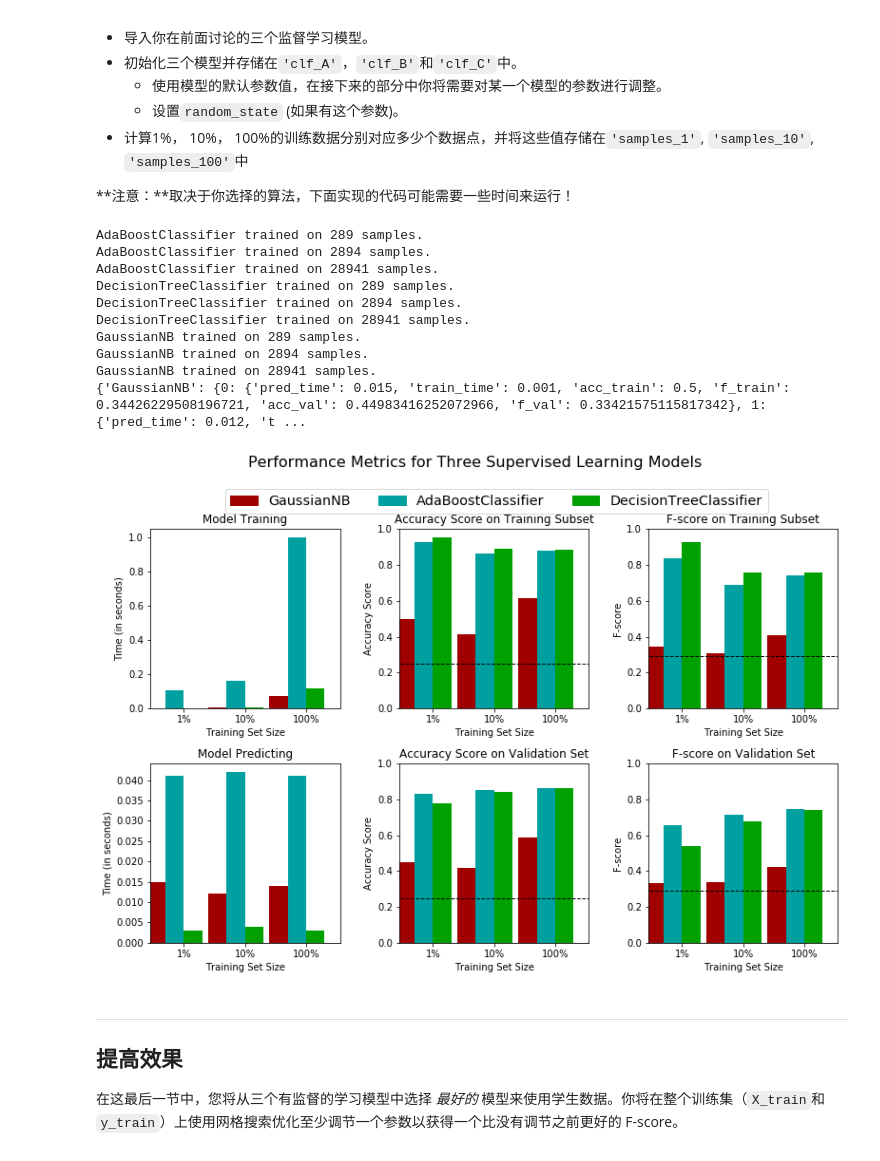
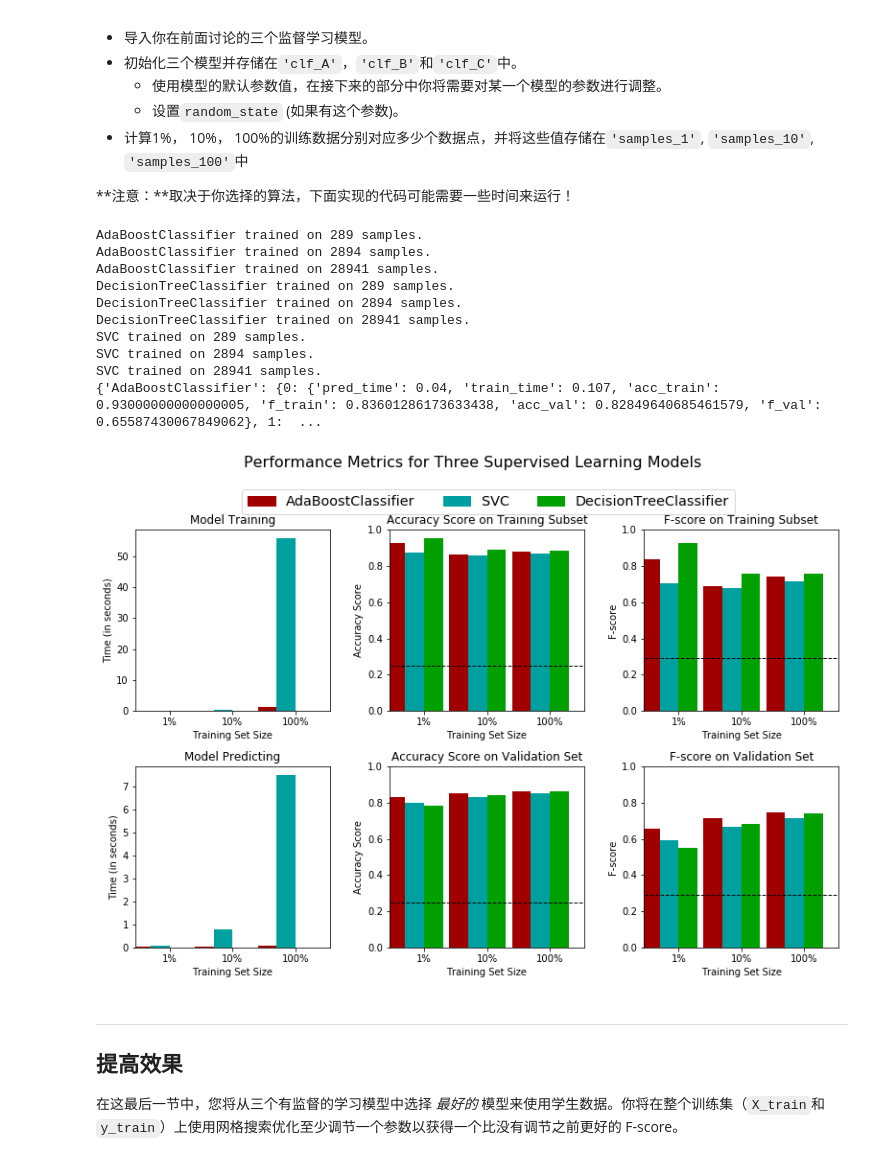
Before and after one commit to jeff-ruby/finding_donors, a Jupyter notebook: finding_donors.ipynb, the cells around one changed output. Drawn from its saved outputs; the diff is of its cells as text; code cells hidden in the pictures.

```diff
--- a/finding_donors.ipynb
+++ b/finding_donors.ipynb
@@ -171,14 +152,15 @@ display(features_raw.head(n = 1))
 # %%
 # TODO：使用pandas.get_dummies()对'features_raw'数据进行独热编码
 import pandas as pd
-classes = ['workclass', 'education_level', 'marital-status', 'occupation', 'relationship', 'race', 'sex', 'native-country']
+classes = ['workclass', 'education_level', 'marital-status', 'occupation', 'relationship', \
+           'race', 'sex', 'native-country']
 features = pd.get_dummies(features_raw[classes])
 features = pd.concat([features, features_raw[numerical]], axis=1)
 display(features.head())
 
 # TODO：将'income_raw'编码成数字值
 income = income_raw.apply(lambda x: (x=='>50K')&1)
-display(income.head(10))
+display(income.head())
 
 # 打印经过独热编码之后的特征数量
 encoded = list(features.columns)
@@ -473,40 +440,39 @@ from sklearn.ensemble import AdaBoostClassifier
 from sklearn.linear_model import LogisticRegression, SGDClassifier
 from sklearn.svm import SVC
 
 # TODO：初始化三个模型
 clf_A = AdaBoostClassifier()
 clf_B = DecisionTreeClassifier(max_depth=8)
-#clf_C = SVC(kernel='linear')
-clf_C = GaussianNB()
+clf_C = SVC(kernel='linear')
 
 # TODO：计算1%， 10%， 100%的训练数据分别对应多少点
 samples_1 = len(X_train)/100
 samples_10 = len(X_train)/10
 samples_100 = len(X_train)
 
 # 收集学习器的结果
 results = {}
 for clf in [clf_A, clf_B, clf_C]:
     clf_name = clf.__class__.__name__
     results[clf_name] = {}
     for i, samples in enumerate([samples_1, samples_10, samples_100]):
         results[clf_name][i] = train_predict(clf, samples, X_train, y_train, X_val, y_val)
 
 print results
 # 对选择的三个模型得到的评价结果进行可视化
 vs.evaluate(results, accuracy, fscore)
 # %% [output]
 AdaBoostClassifier trained on 289 samples.
 AdaBoostClassifier trained on 2894 samples.
 AdaBoostClassifier trained on 28941 samples.
 DecisionTreeClassifier trained on 289 samples.
 DecisionTreeClassifier trained on 2894 samples.
 DecisionTreeClassifier trained on 28941 samples.
-GaussianNB trained on 289 samples.
-GaussianNB trained on 2894 samples.
-GaussianNB trained on 28941 samples.
-{'GaussianNB': {0: {'pred_time': 0.015, 'train_time': 0.001, 'acc_train': 0.5, 'f_train': 0.34426229508196721, 'acc_val': 0.44983416252072966, 'f_val': 0.33421575115817342}, 1: {'pred_time': 0.012, 't ...
+SVC trained on 289 samples.
+SVC trained on 2894 samples.
+SVC trained on 28941 samples.
+{'AdaBoostClassifier': {0: {'pred_time': 0.04, 'train_time': 0.107, 'acc_train': 0.93000000000000005, 'f_train': 0.83601286173633438, 'acc_val': 0.82849640685461579, 'f_val': 0.65587430067849062}, 1:  ...
-[figure, old version]
+[figure, new version]
 # %% [markdown]
 ----
 ## 提高效果
```
Also changed, not shown: parts of 33 cells of this notebook.
